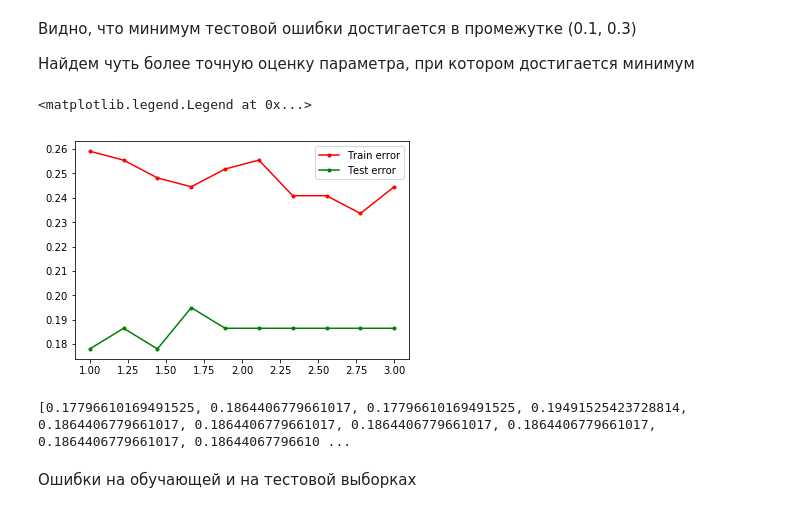
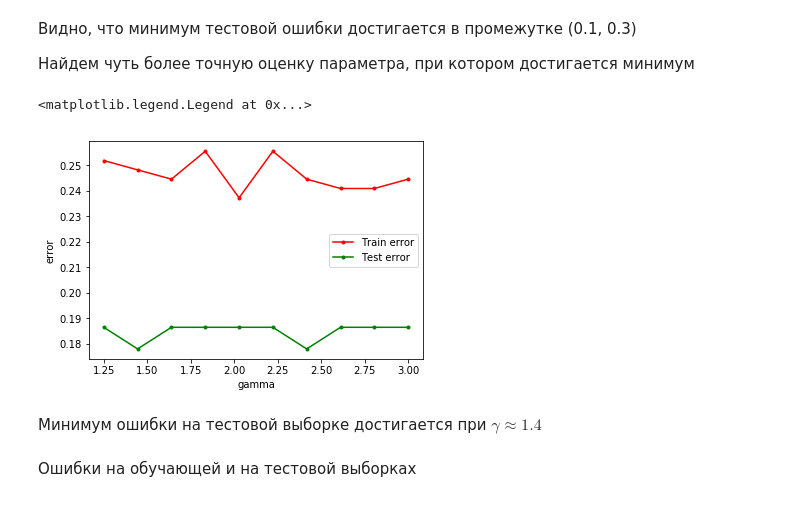
Before and after one commit to mzemlyanikin/hse-ml, a Jupyter notebook: auto-mpg.ipynb, the cells around one changed output. Drawn from its saved outputs; the diff is of its cells as text; code cells hidden in the pictures.

```diff
--- a/auto-mpg.ipynb
+++ b/auto-mpg.ipynb
@@ -703,7 +704,7 @@ plt.legend(loc = 'best')
 
 Найдем чуть более точную оценку параметра, при котором достигается минимум
 # %%
-gamma = np.linspace(1.0, 3.0, 10)
+gamma = np.linspace(1.25, 3.0, 10)
 
 err_train = []
 err_test = []
@@ -713,20 +714,22 @@ for temp in gamma:
     y_test_pred = svc_model.predict(X_test)
     err_train.append(np.mean(y_train_pred != y_train))
     err_test.append(np.mean(y_test_pred != y_test))
-plt.plot(gamma, err_train, '.-r', label = 'Train error')
-plt.plot(gamma, err_test, '.-g', label = 'Test error')
-plt.legend(loc = 'best')
-# %% [output]
-<matplotlib.legend.Legend at 0x...>
-[figure, removed]
+# %%
+plt.xlabel('gamma')
+plt.ylabel('error')
+plt.plot(gamma, err_train, '.-r', label = 'Train error')
+plt.plot(gamma, err_test, '.-g', label = 'Test error')
+plt.legend(loc = 'best')
+# %% [output]
+<matplotlib.legend.Legend at 0x...>
+[figure, added]
 # %%
-print(err_test)
 index_of_min = err_test.index(min(err_test))
 svc_model = SVC(kernel = 'linear', C = gamma[index_of_min]).fit(X_train, y_train)
 y_train_pred = svc_model.predict(X_train)
 y_test_pred = svc_model.predict(X_test)
-# %% [output]
-[0.17796610169491525, 0.1864406779661017, 0.17796610169491525, 0.19491525423728814, 0.1864406779661017, 0.1864406779661017, 0.1864406779661017, 0.1864406779661017, 0.1864406779661017, 0.18644067796610 ...
+# %% [markdown]
+Минимум ошибки на тестовой выборке достигается при $\gamma \approx 1.4$
 # %% [markdown]
 Ошибки на обучающей и на тестовой выборках
 # %%
```
Also changed, not shown: parts of 41 cells of this notebook.
